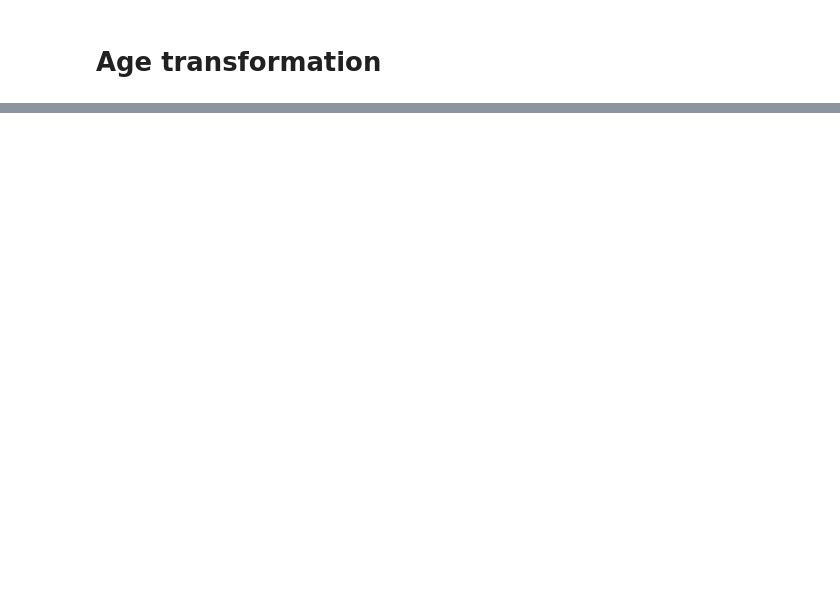
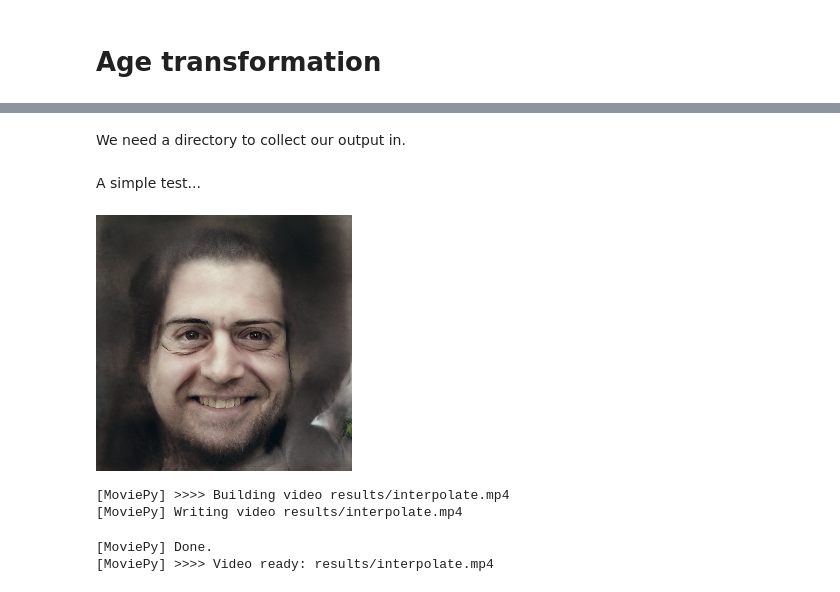
Before and after one commit to KevinSikorskiBase2S/machine-learning-intro-workshop, a Jupyter notebook: LatentMike.ipynb, the cells around one changed output, grey strips where cells are left out. Cells and saved outputs as stored; diff of their text form; code cells hidden in the pictures; blank space fills up the shorter version.

```diff
--- a/LatentMike.ipynb
+++ b/LatentMike.ipynb
@@ -137,0 +231,2 @@ move_and_show(me, age_direction, [-1, 0, 1])
+# %% [markdown]
+We need a directory to collect our output in.
@@ -137,0 +235,55 @@ move_and_show(me, age_direction, [-1, 0, 1])
+# %%
+# If you're interpolating between two characters, set these characters here
+char1 = lionelRep
+char2 = mikeRep
+char3 = bobRep
+
+def get_latent_mix(alpha):
+  coeff = (alpha%100)*0.01
+  seg=int(alpha/100)
+#  print (seg)
+  if (seg==0):
+    leftChar=char1
+    rightChar=char2
+  if (seg==1):
+    leftChar=char2
+    rightChar=char3
+  if (seg==2):
+    leftChar=char3
+    rightChar=char2
+  return (1-coeff)*leftChar + coeff*rightChar
+# %% [markdown]
+A simple test...
+# %%
+generate_image(get_latent_mix(255))
+# %% [output]
+[figure, added]
+# %%
+
+# This creates an nd array that stores all the image frames fot cross-character interpolation
+src_images = np.stack(generate_image_for_video(get_latent_mix(alpha)) for alpha in range (300))
+#src_images = np.stack(generate_image_for_video((0.01*alpha*char2)+((1-(0.01*alpha))*char1)) for alpha in range (300))
+
+
+# Uncomment the next line if you want to do a character transforation video, and choose the arguments as per your requirement
+#src_images = np.stack(move_for_video(dany_meme, smile_direction, (0.02*alpha)) for alpha in range (-100,100))
+
+
+def make_frame(t):
+    frame_idx = int(np.clip(np.round(t * mp4_fps), 0, num_frames - 1))
+    src_image = src_images[frame_idx]
+    return np.array(src_image)
+
+# Generate video.
+import moviepy.editor
+mp4_file = 'results/interpolate.mp4'
+mp4_codec = 'libx264'
+mp4_bitrate = '5M'
+
+video_clip = moviepy.editor.VideoClip(make_frame, duration=duration_sec)
+video_clip.write_videofile(mp4_file, fps=mp4_fps, codec=mp4_codec, bitrate=mp4_bitrate)
+# %% [output]
+[MoviePy] >>>> Building video results/interpolate.mp4
+[MoviePy] Writing video results/interpolate.mp4
+[MoviePy] Done.
+[MoviePy] >>>> Video ready: results/interpolate.mp4
```
Also changed, not shown: parts of 17 cells of this notebook.
